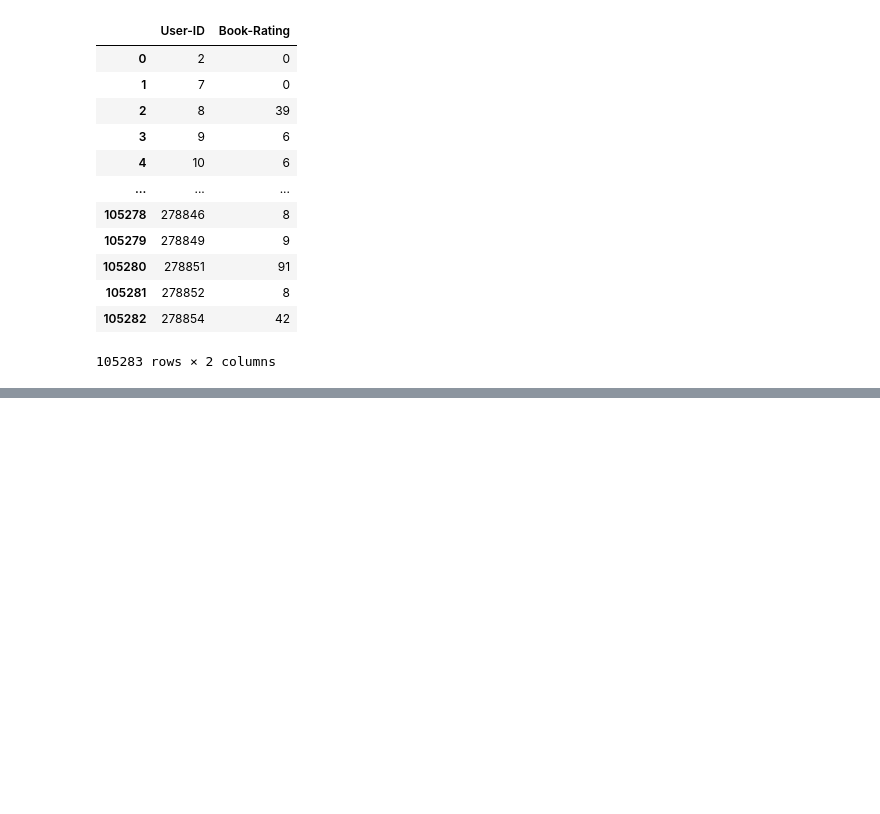
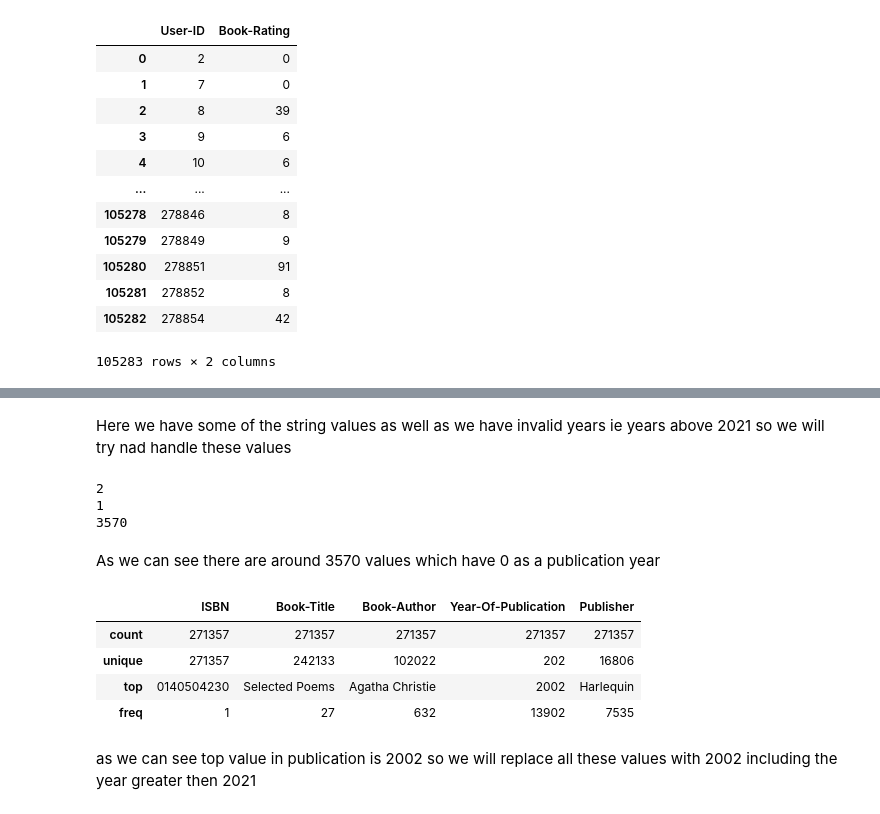
Before and after one commit to saurabhdaund76/Book-Recommendation-System, a Jupyter notebook: Book_recommendation_system.ipynb, the cells around one changed output, grey strips where cells are left out. Cells and saved outputs as stored; diff of their text form; code cells hidden in the pictures; blank space fills up the shorter version.

```diff
--- a/Book_recommendation_system.ipynb
+++ b/Book_recommendation_system.ipynb
@@ -65,0 +115,3 @@ ratings_df.groupby('User-ID')['Book-Rating'].sum().reset_index()
+# %%
+# we deleted the cells with empty rows
+books_df = books_df.dropna(axis=0)
@@ -65,0 +172,22 @@ ratings_df.groupby('User-ID')['Book-Rating'].sum().reset_index()
+# %% [markdown]
+Here we have some of the string values as well as we have invalid years ie years above 2021 so we will try nad handle these values
+# %%
+print(len(books_df[books_df['Year-Of-Publication']=='DK Publishing Inc']))
+print(len(books_df[books_df['Year-Of-Publication']=='Gallimard']))
+print(len(books_df[books_df['Year-Of-Publication']==0]))
+# %% [output]
+2
+1
+3570
+# %% [markdown]
+As we can see there are around 3570 values which have 0 as a publication year
+# %%
+books_df.describe()
+# %% [output]
+|  | ISBN | Book-Title | Book-Author | Year-Of-Publication | Publisher |
+| count | 271357 | 271357 | 271357 | 271357 | 271357 |
+| unique | 271357 | 242133 | 102022 | 202 | 16806 |
+| top | 0140504230 | Selected Poems | Agatha Christie | 2002 | Harlequin |
+| freq | 1 | 27 | 632 | 13902 | 7535 |
+# %% [markdown]
+as we can see top value in publication is 2002 so we will replace all these values with 2002 including the year greater then 2021
```
Also changed, not shown: parts of 35 cells of this notebook.
